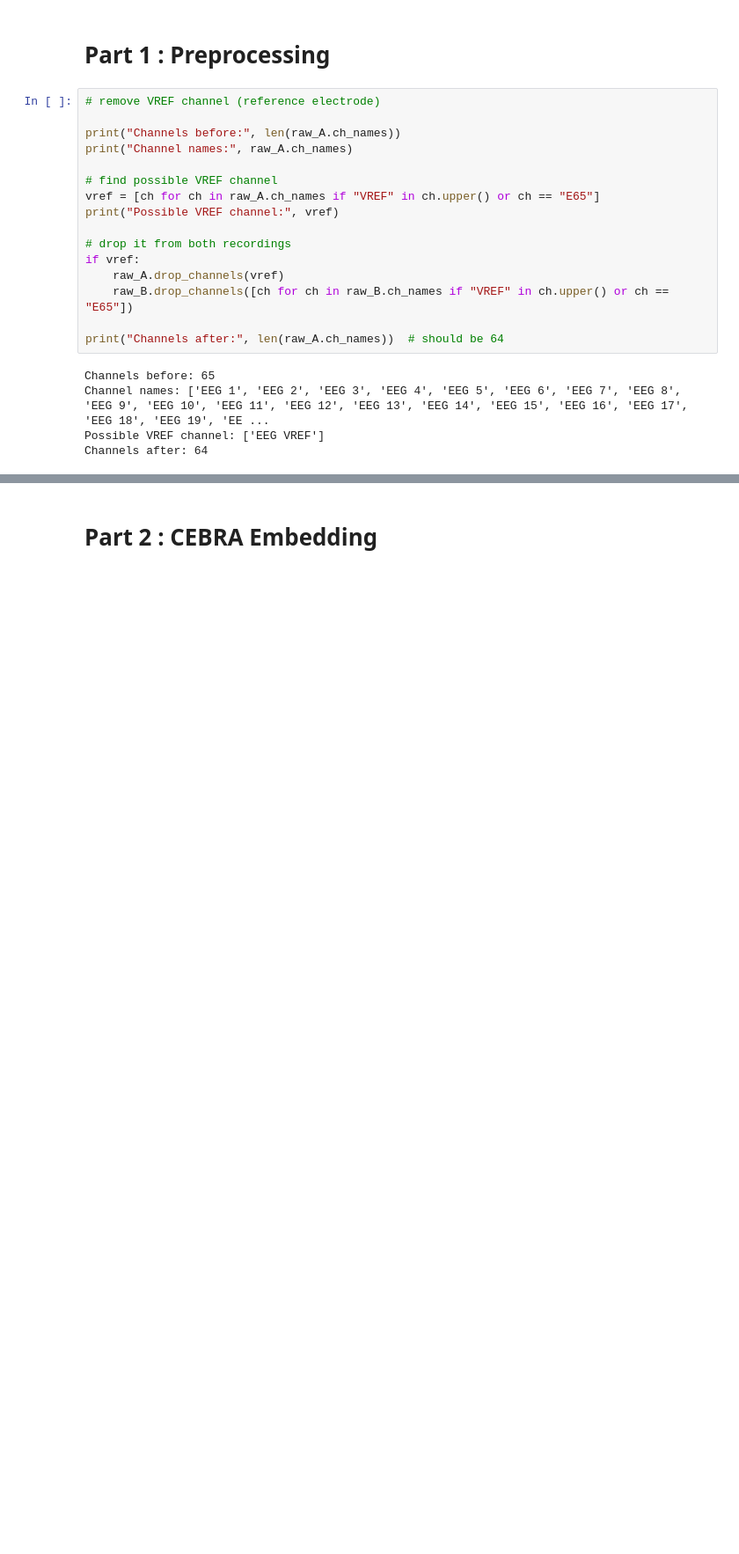
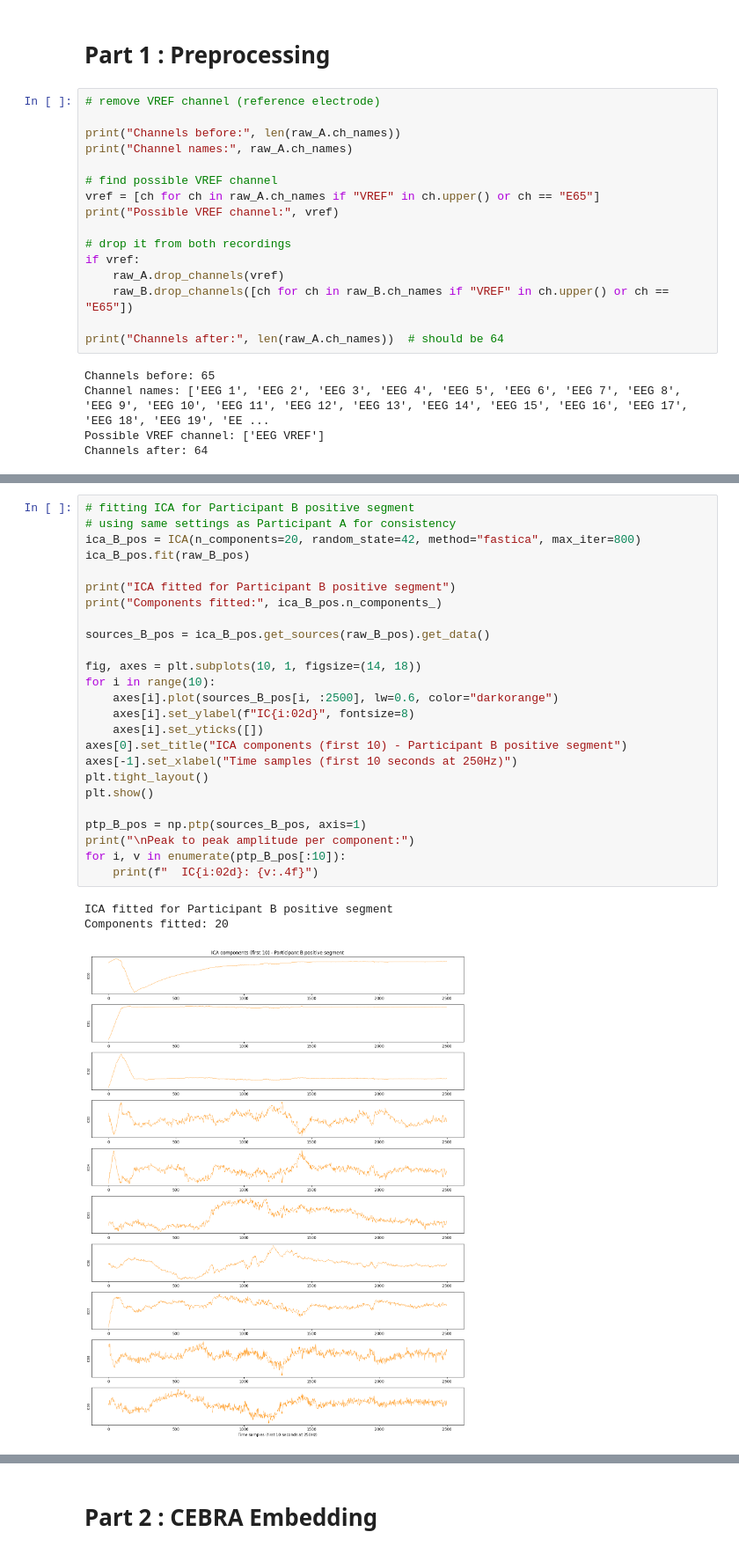
Before and after one commit to vennelavarshini18/NEURODYAD_Screening, a Jupyter notebook: Neurodyad_Screening.ipynb, the cells around one changed output, grey strips where cells are left out. Shown at 88% size. Drawn from its saved outputs; the diff is of its cells as text; blank space fills up the shorter version.

```diff
--- a/Neurodyad_Screening.ipynb
+++ b/Neurodyad_Screening.ipynb
@@ -365,0 +425,29 @@ The general 1/f shape of the spectrum should remain similar after ICA.
+# %%
+# fitting ICA for Participant B positive segment
+# using same settings as Participant A for consistency
+ica_B_pos = ICA(n_components=20, random_state=42, method="fastica", max_iter=800)
+ica_B_pos.fit(raw_B_pos)
+
+print("ICA fitted for Participant B positive segment")
+print("Components fitted:", ica_B_pos.n_components_)
+
+sources_B_pos = ica_B_pos.get_sources(raw_B_pos).get_data()
+
+fig, axes = plt.subplots(10, 1, figsize=(14, 18))
+for i in range(10):
+    axes[i].plot(sources_B_pos[i, :2500], lw=0.6, color="darkorange")
+    axes[i].set_ylabel(f"IC{i:02d}", fontsize=8)
+    axes[i].set_yticks([])
+axes[0].set_title("ICA components (first 10) - Participant B positive segment")
+axes[-1].set_xlabel("Time samples (first 10 seconds at 250Hz)")
+plt.tight_layout()
+plt.show()
+
+ptp_B_pos = np.ptp(sources_B_pos, axis=1)
+print("\nPeak to peak amplitude per component:")
+for i, v in enumerate(ptp_B_pos[:10]):
+    print(f"  IC{i:02d}: {v:.4f}")
+# %% [output]
+ICA fitted for Participant B positive segment
+Components fitted: 20
+[figure, added]
```
Also changed, not shown: parts of 17 cells of this notebook, 1 other file.
